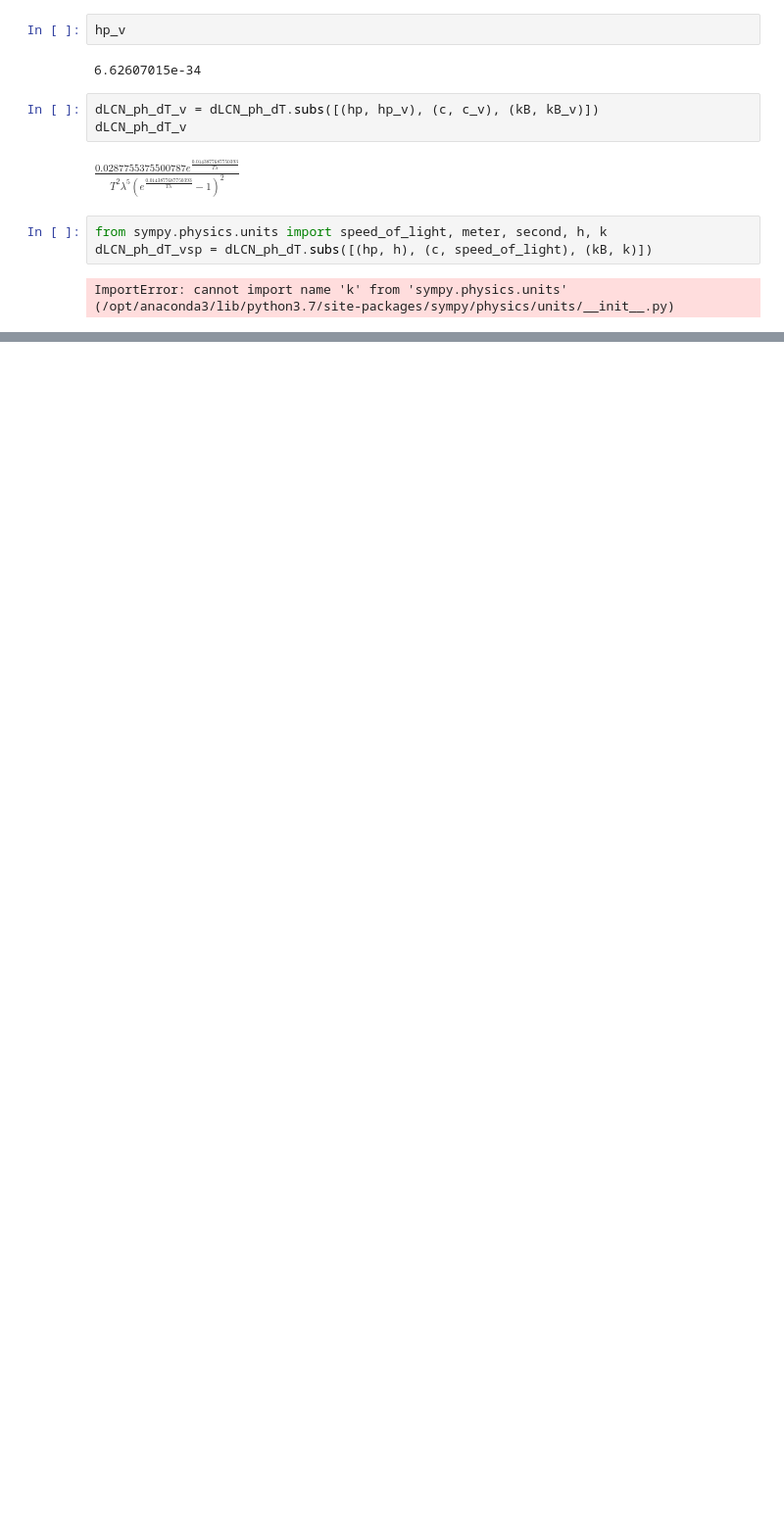
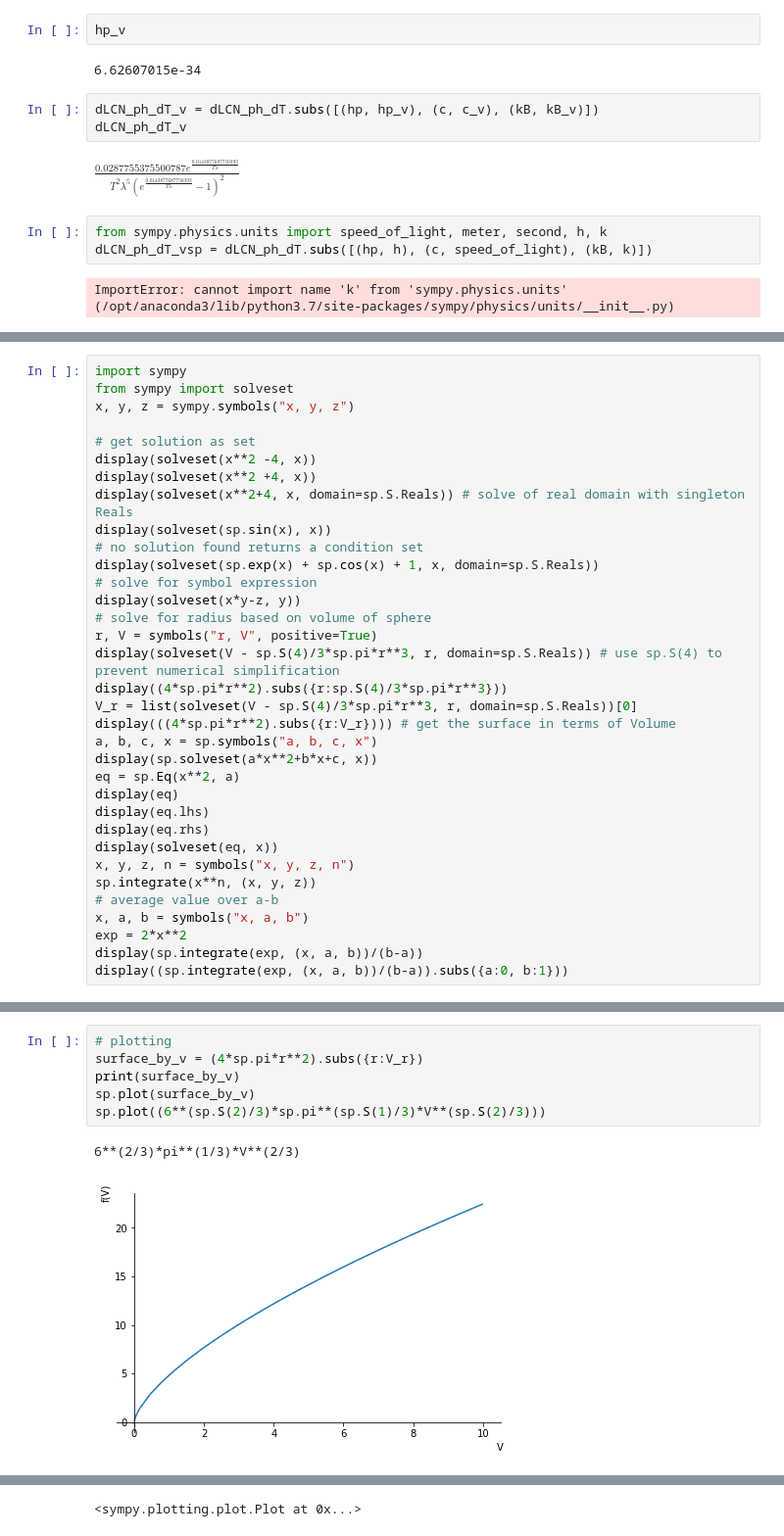
Before and after one commit to mocquin/quickstarts, a Jupyter notebook: Sympy.ipynb, the cells around one changed output, grey strips where cells are left out. Shown at 98% size. Saved outputs shown, nothing was run; the diff lists cells and outputs as text; blank space fills up the shorter version.

Commit message:
sympy

```diff
--- a/Sympy.ipynb
+++ b/Sympy.ipynb
@@ -193,0 +213,34 @@ sp.solve(LCN, a)
+# %%
+import sympy
+from sympy import solveset
+x, y, z = sympy.symbols("x, y, z")
+
+# get solution as set
+display(solveset(x**2 -4, x))
+display(solveset(x**2 +4, x))
+display(solveset(x**2+4, x, domain=sp.S.Reals)) # solve of real domain with singleton Reals
+display(solveset(sp.sin(x), x))
+# no solution found returns a condition set
+display(solveset(sp.exp(x) + sp.cos(x) + 1, x, domain=sp.S.Reals))
+# solve for symbol expression
+display(solveset(x*y-z, y))
+# solve for radius based on volume of sphere
+r, V = symbols("r, V", positive=True)
+display(solveset(V - sp.S(4)/3*sp.pi*r**3, r, domain=sp.S.Reals)) # use sp.S(4) to prevent numerical simplification
+display((4*sp.pi*r**2).subs({r:sp.S(4)/3*sp.pi*r**3}))
+V_r = list(solveset(V - sp.S(4)/3*sp.pi*r**3, r, domain=sp.S.Reals))[0]
+display(((4*sp.pi*r**2).subs({r:V_r}))) # get the surface in terms of Volume
+a, b, c, x = sp.symbols("a, b, c, x")
+display(sp.solveset(a*x**2+b*x+c, x))
+eq = sp.Eq(x**2, a)
+display(eq)
+display(eq.lhs)
+display(eq.rhs)
+display(solveset(eq, x))
+x, y, z, n = symbols("x, y, z, n")
+sp.integrate(x**n, (x, y, z))
+# average value over a-b
+x, a, b = symbols("x, a, b")
+exp = 2*x**2
+display(sp.integrate(exp, (x, a, b))/(b-a))
+display((sp.integrate(exp, (x, a, b))/(b-a)).subs({a:0, b:1}))
@@ -193,0 +263,9 @@ sp.solve(LCN, a)
+# %%
+# plotting
+surface_by_v = (4*sp.pi*r**2).subs({r:V_r})
+print(surface_by_v)
+sp.plot(surface_by_v)
+sp.plot((6**(sp.S(2)/3)*sp.pi**(sp.S(1)/3)*V**(sp.S(2)/3)))
+# %% [output]
+6**(2/3)*pi**(1/3)*V**(2/3)
+[figure, added]
@@ -193,0 +273 @@ sp.solve(LCN, a)
+<sympy.plotting.plot.Plot at 0x...>
```
Also changed, not shown: parts of 14 cells of this notebook.
